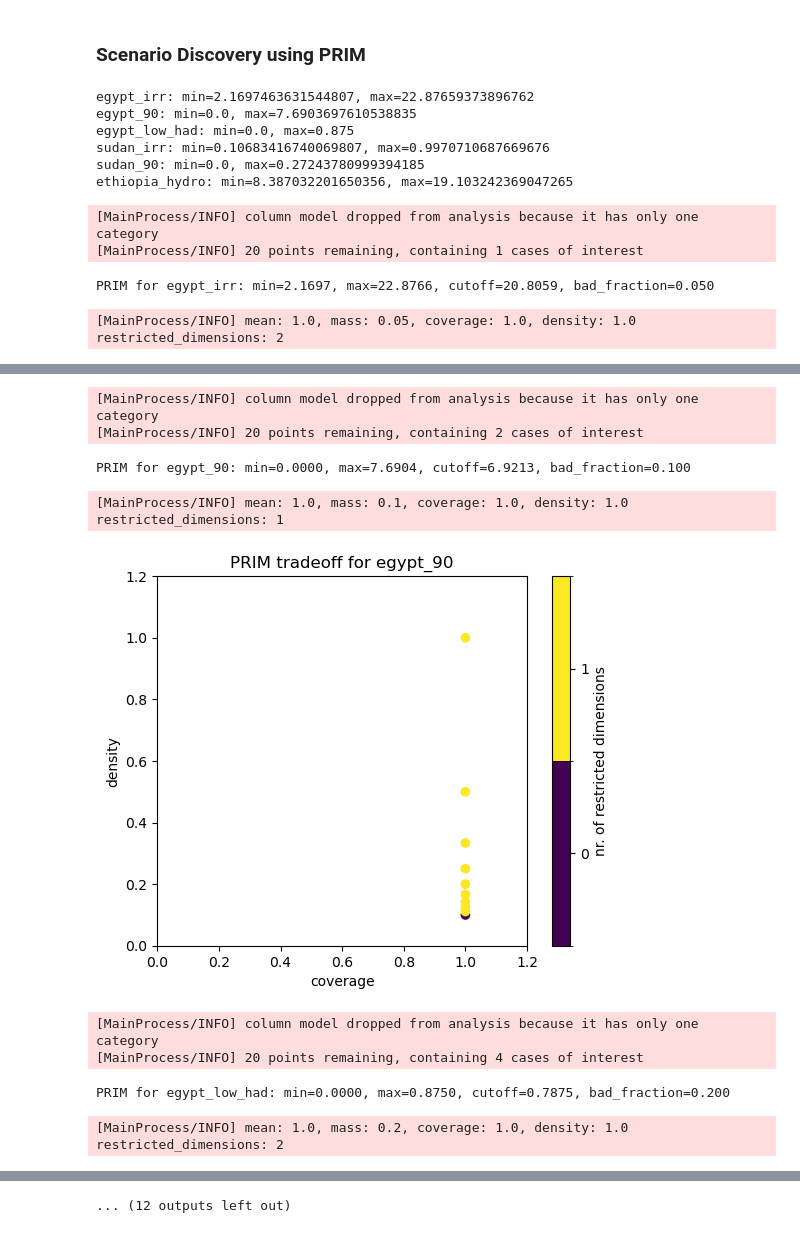
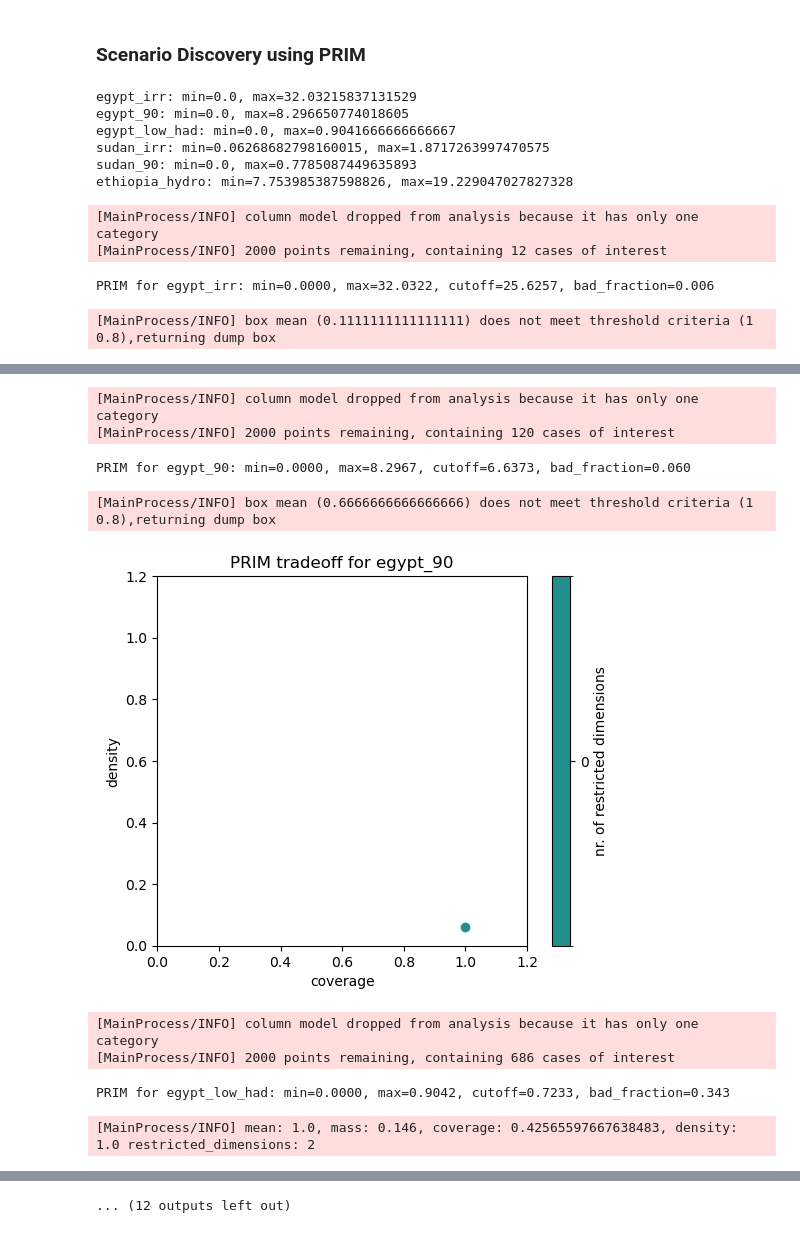
Before and after one commit to movephutthaphaiboon/model-based-water-systems-assessment, a Jupyter notebook: TPM802A_River_Basin_Tradeoff_vulnerability_analysis--sensitivity.ipynb, the cells around one changed output, grey strips where cells are left out. Drawn from its saved outputs; the diff is of its cells as text; code cells hidden in the pictures.

Commit message:
1000 scenarios

```diff
--- a/TPM802A_River_Basin_Tradeoff_vulnerability_analysis--sensitivity.ipynb
+++ b/TPM802A_River_Basin_Tradeoff_vulnerability_analysis--sensitivity.ipynb
@@ -407,6 +413,13 @@ with MultiprocessingEvaluator(em_model, n_processes=4) as evaluator:
 ## Task 4. Global Sensitivity Analysis
 
 In this part, we will examine the sensitivity of the outcomes of interest to  uncertain conditions and to the policy selection. Building on the outcomes generated in Task 3, we will infer variable significance, that is, which factor matters the most for our outcomes of interest.  There are a number of machine learning techniques to generate these insights. EMA Workbench supports [feature scoring](https://emaworkbench.readthedocs.io/en/latest/indepth_tutorial/open-exploration.html#feature-scoring) which is based on fitting multiple regression/classification trees for the relationship between inputs and outputs. **Calculate the feature scores of all uncertain variables as well as the selection of policy on every outcome of interest**. This corresponds to 8 feature score inputs (7 uncertain veriables + 1 column for the policy selection) and 6 feature score outputs (1 for each objective). Think about the arguments you use while calling the functions that calculate feature scores. You can refer to the [GitHub page](https://github.com/quaquel/EMAworkbench/blob/master/ema_workbench/analysis/feature_scoring.py) which contains the feature scoring source code.  **Reflect** on your findings.  Which factors or combination of factors are the most influential for our analysis?  What are the implications for the Nile system?  What are the potential risks and opportunities for the three countries involved?
+# %%
+# Load the results from csv files
+experiments = pd.read_csv("scenario_testing_results/experiments.csv")
+outcomes_df = pd.read_csv("scenario_testing_results/outcomes.csv")
+
+# convert outcomes to dictionary
+outcomes = {col: outcomes_df[col].values for col in outcomes_df.columns}
 # %%
 from ema_workbench.analysis import feature_scoring
 
@@ -430,12 +443,12 @@ for col, arr in y.items():
         # fallback for non-array values
         print(f"{col}: value={arr}")
 # %% [output]
-egypt_irr: min=2.1697463631544807, max=22.87659373896762
-egypt_90: min=0.0, max=7.6903697610538835
-egypt_low_had: min=0.0, max=0.875
-sudan_irr: min=0.10683416740069807, max=0.9970710687669676
-sudan_90: min=0.0, max=0.27243780999394185
-ethiopia_hydro: min=8.387032201650356, max=19.103242369047265
+egypt_irr: min=0.0, max=32.03215837131529
+egypt_90: min=0.0, max=8.296650774018605
+egypt_low_had: min=0.0, max=0.9041666666666667
+sudan_irr: min=0.06268682798160015, max=1.8717263997470575
+sudan_90: min=0.0, max=0.7785087449635893
+ethiopia_hydro: min=7.753985387598826, max=19.229047027827328
 # %%
 from ema_workbench.analysis import prim
 
@@ -454,15 +467,15 @@ for key, arr in outcomes.items():
     # - for minimization objectives, mark the top 10% worst as 'bad'
     # - for maximization objectives, mark the bottom 10% worst as 'bad'
     if key in maximize_outcomes:
-        cutoff = mn + 0.1 * (mx - mn)
+        cutoff = mn + 0.5 * (mx - mn)
         y = arr <= cutoff
     else:
-        cutoff = mn + 0.9 * (mx - mn)
+        cutoff = mn + 0.8 * (mx - mn)
         y = arr >= cutoff
 
     print(f"PRIM for {key}: min={mn:.4f}, max={mx:.4f}, cutoff={cutoff:.4f}, bad_fraction={y.mean():.3f}")
 
-    prim_alg = prim.Prim(experiments, y, threshold=0.8)
+    prim_alg = prim.Prim(experiments, y, threshold=0.8, peel_alpha=0.1)
     box = prim_alg.find_box()
     boxes[key] = (prim_alg, box)
 
@@ -475,6 +488,6 @@ for key, arr in outcomes.items():
     plt.show()
 # %% [output]
 [MainProcess/INFO] column model dropped from analysis because it has only one category
-[MainProcess/INFO] 20 points remaining, containing 1 cases of interest
+[MainProcess/INFO] 2000 points remaining, containing 12 cases of interest
-PRIM for egypt_irr: min=2.1697, max=22.8766, cutoff=20.8059, bad_fraction=0.050
+PRIM for egypt_irr: min=0.0000, max=32.0322, cutoff=25.6257, bad_fraction=0.006
-[MainProcess/INFO] mean: 1.0, mass: 0.05, coverage: 1.0, density: 1.0 restricted_dimensions: 2
+[MainProcess/INFO] box mean (0.1111111111111111) does not meet threshold criteria (1 0.8),returning dump box
@@ -482,9 +495,9 @@ PRIM for egypt_irr: min=2.1697, max=22.8766, cutoff=20.8059, bad_fraction=0.050
 [MainProcess/INFO] column model dropped from analysis because it has only one category
-[MainProcess/INFO] 20 points remaining, containing 2 cases of interest
+[MainProcess/INFO] 2000 points remaining, containing 120 cases of interest
-PRIM for egypt_90: min=0.0000, max=7.6904, cutoff=6.9213, bad_fraction=0.100
+PRIM for egypt_90: min=0.0000, max=8.2967, cutoff=6.6373, bad_fraction=0.060
-[MainProcess/INFO] mean: 1.0, mass: 0.1, coverage: 1.0, density: 1.0 restricted_dimensions: 1
+[MainProcess/INFO] box mean (0.6666666666666666) does not meet threshold criteria (1 0.8),returning dump box
-[figure, old version]
+[figure, new version]
 [MainProcess/INFO] column model dropped from analysis because it has only one category
-[MainProcess/INFO] 20 points remaining, containing 4 cases of interest
+[MainProcess/INFO] 2000 points remaining, containing 686 cases of interest
-PRIM for egypt_low_had: min=0.0000, max=0.8750, cutoff=0.7875, bad_fraction=0.200
+PRIM for egypt_low_had: min=0.0000, max=0.9042, cutoff=0.7233, bad_fraction=0.343
-[MainProcess/INFO] mean: 1.0, mass: 0.2, coverage: 1.0, density: 1.0 restricted_dimensions: 2
+[MainProcess/INFO] mean: 1.0, mass: 0.146, coverage: 0.42565597667638483, density: 1.0 restricted_dimensions: 2
```
Also changed, not shown: parts of 6 cells of this notebook.
